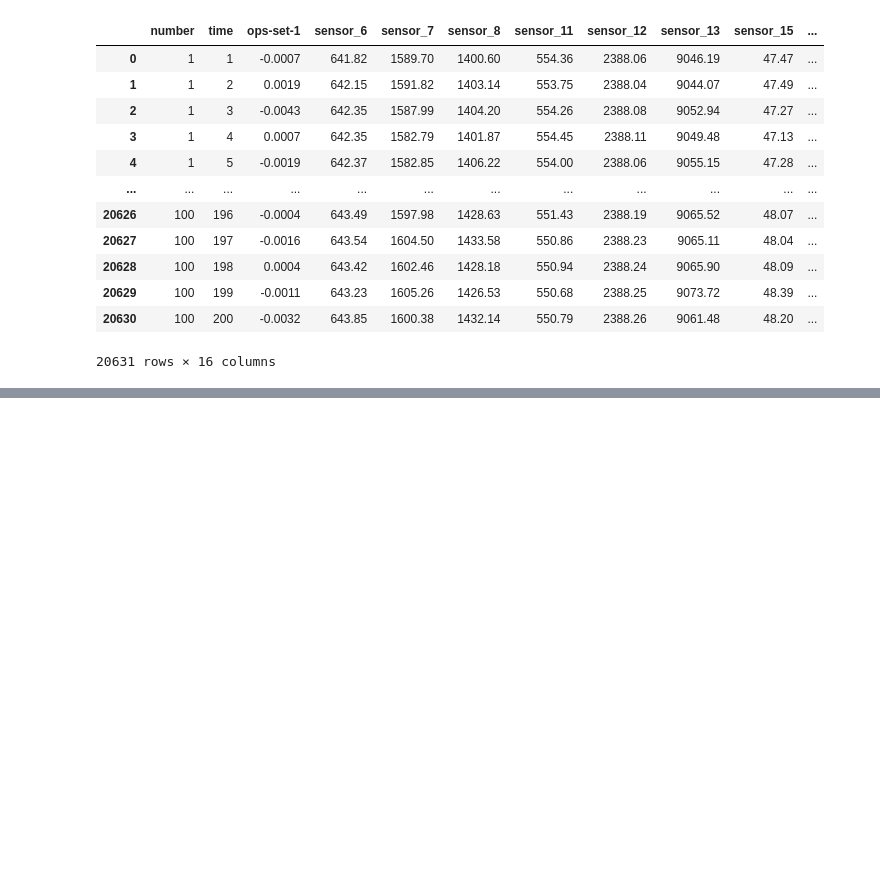
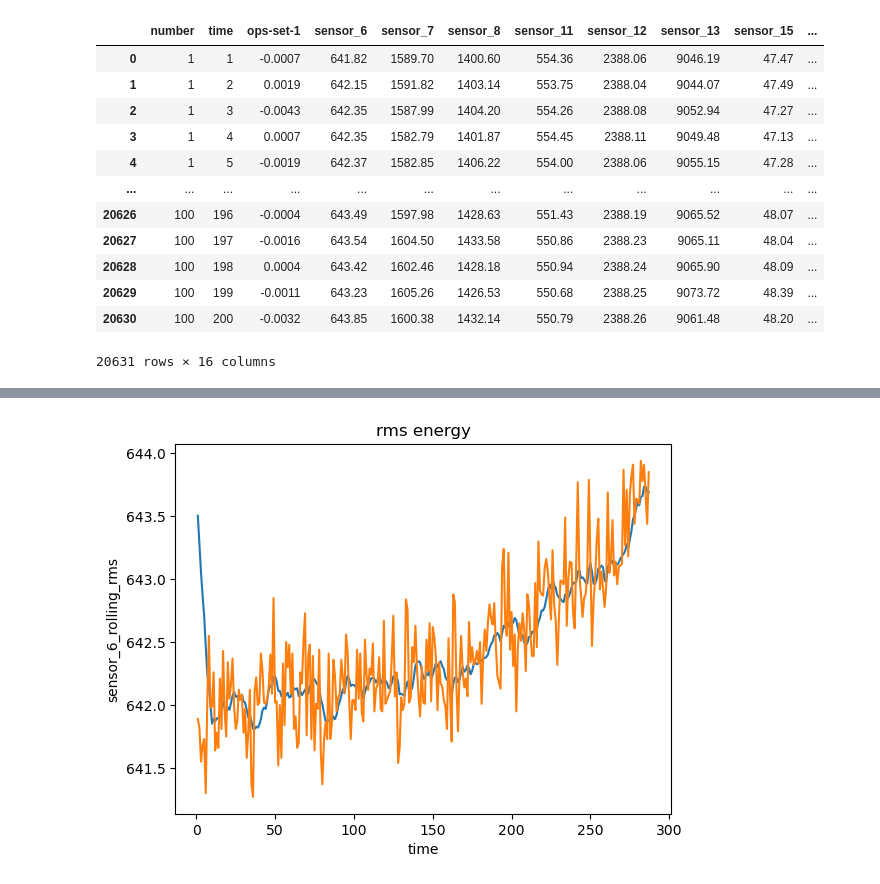
Before and after one commit to pratyush-015/ManuSenseAI, a Jupyter notebook: models/notebooks/Untitled.ipynb, the cells around one changed output, grey strips where cells are left out. Cells and saved outputs as stored; diff of their text form; code cells hidden in the pictures; blank space fills up the shorter version.

Commit message:
trained model and itegrated with sample data

```diff
--- a/models/notebooks/Untitled.ipynb
+++ b/models/notebooks/Untitled.ipynb
@@ -262,0 +283,6 @@ train_data
+# %%
+sensor_col = train_data.columns[3:]
+for sensor in sensor_col:
+    train_data[f"{sensor}_rolling_mean"] = train_data[sensor].rolling(window=10).mean()
+    train_data[f"{sensor}_rolling_std"] = train_data[sensor].rolling(window=10).std()
+    train_data[f"{sensor}_rolling_rms"] = train_data[sensor].rolling(window=10).apply(lambda x: np.sqrt(np.mean(x**2)))
@@ -262,0 +305,2 @@ train_data
+# %%
+train_data = train_data.fillna(method='bfill')
@@ -262,0 +339,9 @@ train_data
+# %%
+single_engine = train_data[train_data['number'] == 2]
+# %%
+sns.lineplot(single_engine, x=single_engine['time'], y=single_engine['sensor_6_rolling_rms'])
+sns.lineplot(single_engine, x=single_engine['time'], y=single_engine['sensor_6'])
+plt.title('rms energy')
+plt.show()
+# %% [output]
+[figure, added]
```
Also changed, not shown: parts of 28 cells of this notebook, 4 other files.
